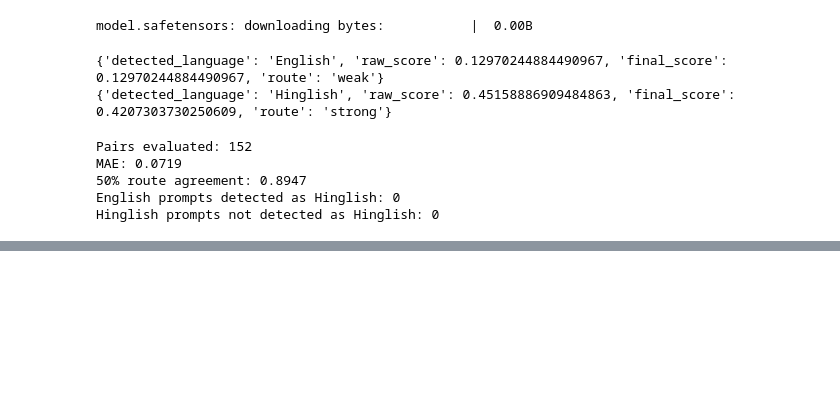
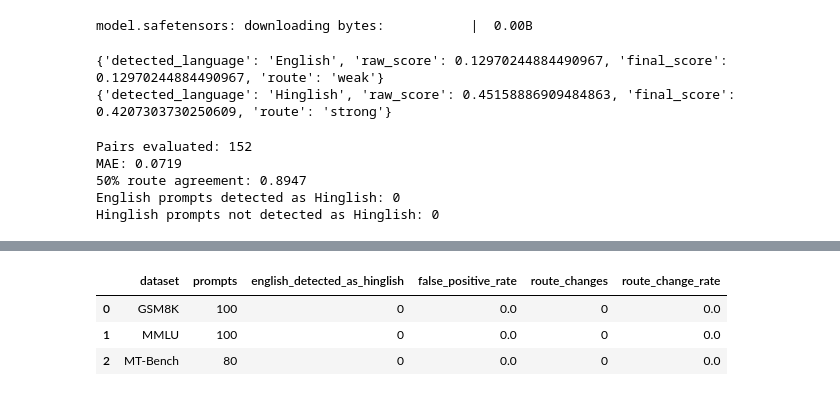
Before and after one commit to nehamalhotra-21/codemixing_llmrouter, a Jupyter notebook: person4_RouteLLM_Benchmark_Comparison.ipynb, the cells around one changed output, grey strips where cells are left out. Drawn from its saved outputs; the diff is of its cells as text; code cells hidden in the pictures; blank space fills up the shorter version.

Commit message:
Add English-only detector safety evaluation

```diff
--- a/person4_RouteLLM_Benchmark_Comparison.ipynb
+++ b/person4_RouteLLM_Benchmark_Comparison.ipynb
@@ -1025,3 +1025,17 @@ MAE: 0.0719
 50% route agreement: 0.8947
 English prompts detected as Hinglish: 0
 Hinglish prompts not detected as Hinglish: 0
+# %%
+import os
+import pandas as pd
+
+for root, dirs, files in os.walk(BASE):
+    for file in files:
+        name = file.lower()
+        if any(term in name for term in ["gsm8k", "mmlu", "mtbench", "mt-bench"]):
+            path = os.path.join(root, file)
+            print("\nFILE:", path)
+            if file.endswith(".csv"):
+                df = pd.read_csv(path)
+                print("Columns:", df.columns.tolist())
+                display(df.head(2))
@@ -1027,0 +1063,74 @@ Hinglish prompts not detected as Hinglish: 0
+# %%
+import os
+import numpy as np
+import pandas as pd
+
+THRESHOLD = 0.4066
+
+files = {
+    "GSM8K": f"{BASE}/scores/gsm8k_english_100_scores.csv",
+    "MMLU": f"{BASE}/scores/mmlu_english_100_scores.csv",
+    "MT-Bench": f"{BASE}/scores/mtbench_english_scores.csv",
+}
+
+summary_rows = []
+audit_rows = []
+
+for dataset, path in files.items():
+    df = pd.read_csv(path)
+    detected = pd.Series(
+        detector.predict(df["prompt"].astype(str).tolist()),
+        index=df.index
+    ).astype(str).str.strip()
+
+    raw_scores = df["router_score"].astype(float).to_numpy()
+    false_positive = detected.str.lower().eq("hinglish").to_numpy()
+
+    corrected_scores = raw_scores.copy()
+    corrected_scores[false_positive] = np.clip(
+        params["intercept"] + params["slope"] * raw_scores[false_positive],
+        0,
+        1
+    )
+
+    route_before = raw_scores >= THRESHOLD
+    route_after = corrected_scores >= THRESHOLD
+    route_changed = route_before != route_after
+
+    summary_rows.append({
+        "dataset": dataset,
+        "prompts": len(df),
+        "english_detected_as_hinglish": int(false_positive.sum()),
+        "false_positive_rate": float(false_positive.mean()),
+        "route_changes": int(route_changed.sum()),
+        "route_change_rate": float(route_changed.mean()),
+    })
+
+    audit_rows.append(pd.DataFrame({
+        "dataset": dataset,
+        "prompt_id": df["prompt_id"],
+        "detected_language": detected,
+        "router_score": raw_scores,
+        "corrected_score": corrected_scores,
+        "route_before": np.where(route_before, "strong", "weak"),
+        "route_after": np.where(route_after, "strong", "weak"),
+        "false_positive": false_positive,
+        "route_changed": route_changed,
+    }))
+
+summary = pd.DataFrame(summary_rows)
+audit = pd.concat(audit_rows, ignore_index=True)
+
+output_dir = f"{BASE}/correction_model_results"
+os.makedirs(output_dir, exist_ok=True)
+
+summary.to_csv(f"{output_dir}/english_safety_summary_v1.csv", index=False)
+audit.to_csv(f"{output_dir}/english_safety_prompt_audit_v1.csv", index=False)
+
+display(summary)
+print("Saved summary and prompt audit to:", output_dir)
+# %% [output]
+|  | dataset | prompts | english_detected_as_hinglish | false_positive_rate | route_changes | route_change_rate |
+| 0 | GSM8K | 100 | 0 | 0.0 | 0 | 0.0 |
+| 1 | MMLU | 100 | 0 | 0.0 | 0 | 0.0 |
+| 2 | MT-Bench | 80 | 0 | 0.0 | 0 | 0.0 |
```
Also changed, not shown: parts of 2 cells of this notebook.
